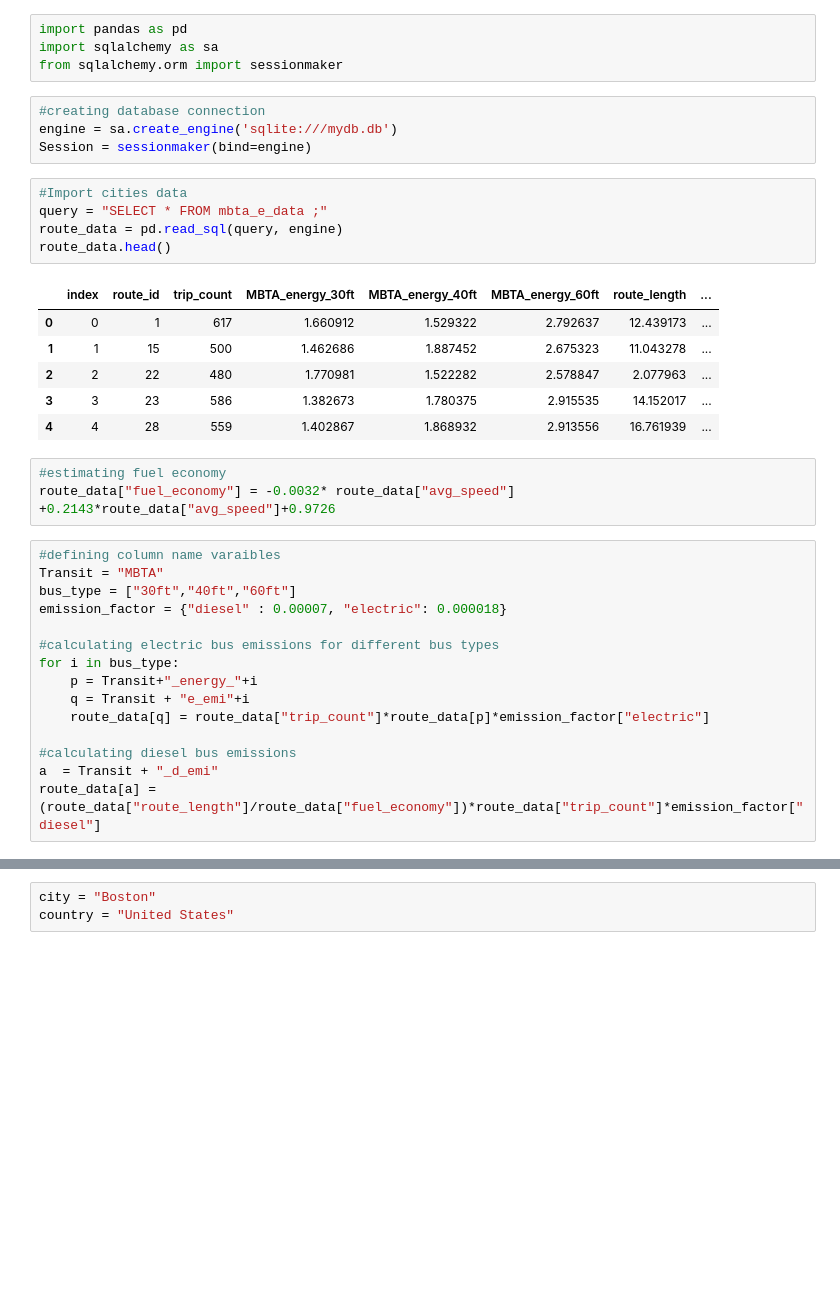
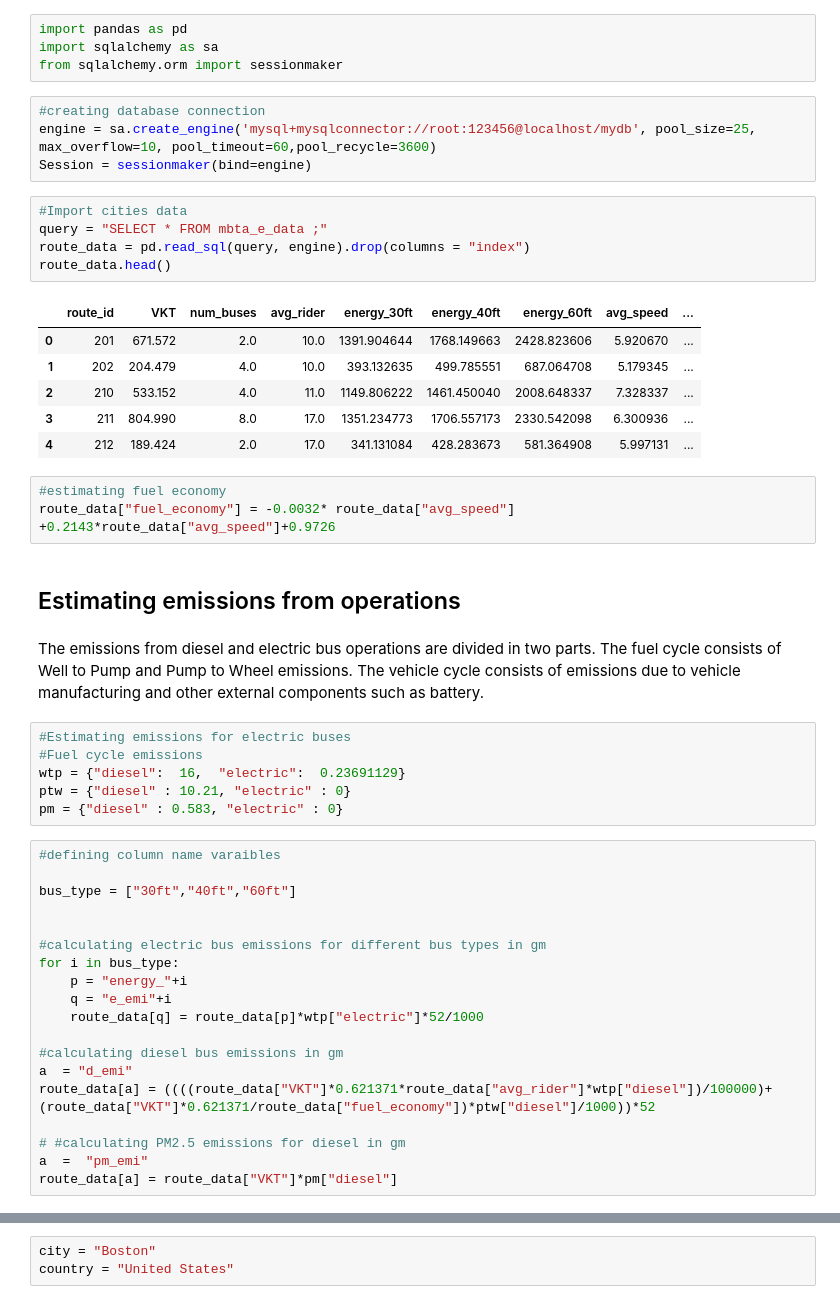
Before and after one commit to UpadhiV/evfleets, a Jupyter notebook: health_impacts .ipynb, the cells around one changed output, grey strips where cells are left out. Drawn from its saved outputs; the diff is of its cells as text; blank space fills up the shorter version.

```diff
--- a/health_impacts .ipynb
+++ b/health_impacts .ipynb
@@ -4,38 +4,52 @@ import sqlalchemy as sa
 from sqlalchemy.orm import sessionmaker
 # %%
 #creating database connection
-engine = sa.create_engine('sqlite:///mydb.db')
+engine = sa.create_engine('mysql+mysqlconnector://root:123456@localhost/mydb', pool_size=25, max_overflow=10, pool_timeout=60,pool_recycle=3600)
 Session = sessionmaker(bind=engine)
 # %%
 #Import cities data
 query = "SELECT * FROM mbta_e_data ;"
-route_data = pd.read_sql(query, engine)
+route_data = pd.read_sql(query, engine).drop(columns = "index")
 route_data.head()
 # %% [output]
-|  | index | route_id | trip_count | MBTA_energy_30ft | MBTA_energy_40ft | MBTA_energy_60ft | route_length | ... |
-| 0 | 0 | 1 | 617 | 1.660912 | 1.529322 | 2.792637 | 12.439173 | ... |
-| 1 | 1 | 15 | 500 | 1.462686 | 1.887452 | 2.675323 | 11.043278 | ... |
-| 2 | 2 | 22 | 480 | 1.770981 | 1.522282 | 2.578847 | 2.077963 | ... |
-| 3 | 3 | 23 | 586 | 1.382673 | 1.780375 | 2.915535 | 14.152017 | ... |
-| 4 | 4 | 28 | 559 | 1.402867 | 1.868932 | 2.913556 | 16.761939 | ... |
+|  | route_id | VKT | num_buses | avg_rider | energy_30ft | energy_40ft | energy_60ft | avg_speed | ... |
+| 0 | 201 | 671.572 | 2.0 | 10.0 | 1391.904644 | 1768.149663 | 2428.823606 | 5.920670 | ... |
+| 1 | 202 | 204.479 | 4.0 | 10.0 | 393.132635 | 499.785551 | 687.064708 | 5.179345 | ... |
+| 2 | 210 | 533.152 | 4.0 | 11.0 | 1149.806222 | 1461.450040 | 2008.648337 | 7.328337 | ... |
+| 3 | 211 | 804.990 | 8.0 | 17.0 | 1351.234773 | 1706.557173 | 2330.542098 | 6.300936 | ... |
+| 4 | 212 | 189.424 | 2.0 | 17.0 | 341.131084 | 428.283673 | 581.364908 | 5.997131 | ... |
 # %%
 #estimating fuel economy
 route_data["fuel_economy"] = -0.0032* route_data["avg_speed"] +0.2143*route_data["avg_speed"]+0.9726
+# %% [markdown]
+## Estimating emissions from operations
+# %% [markdown]
+The emissions from diesel and electric bus operations are divided in two parts. The fuel cycle consists of Well to Pump and Pump to Wheel emissions. The vehicle cycle consists of emissions due to vehicle manufacturing and other external components such as battery.
+# %%
+#Estimating emissions for electric buses
+#Fuel cycle emissions
+wtp = {"diesel":  16,  "electric":  0.23691129}
+ptw = {"diesel" : 10.21, "electric" : 0}
+pm = {"diesel" : 0.583, "electric" : 0}
 # %%
 #defining column name varaibles
-Transit = "MBTA"
+
 bus_type = ["30ft","40ft","60ft"]
-emission_factor = {"diesel" : 0.00007, "electric": 0.000018}
 
-#calculating electric bus emissions for different bus types
+
+#calculating electric bus emissions for different bus types in gm
 for i in bus_type:
-    p = Transit+"_energy_"+i
-    q = Transit + "e_emi"+i
-    route_data[q] = route_data["trip_count"]*route_data[p]*emission_factor["electric"]
+    p = "energy_"+i
+    q = "e_emi"+i
+    route_data[q] = route_data[p]*wtp["electric"]*52/1000
 
-#calculating diesel bus emissions
-a  = Transit + "_d_emi"
-route_data[a] = (route_data["route_length"]/route_data["fuel_economy"])*route_data["trip_count"]*emission_factor["diesel"]
+#calculating diesel bus emissions in gm
+a  = "d_emi"
+route_data[a] = ((((route_data["VKT"]*0.621371*route_data["avg_rider"]*wtp["diesel"])/100000)+ (route_data["VKT"]*0.621371/route_data["fuel_economy"])*ptw["diesel"]/1000))*52
+
+# #calculating PM2.5 emissions for diesel in gm
+a  =  "pm_emi"
+route_data[a] = route_data["VKT"]*pm["diesel"]
 # %%
 route_data.head()
 # %% [output]
```
Also changed, not shown: parts of 10 cells of this notebook.
